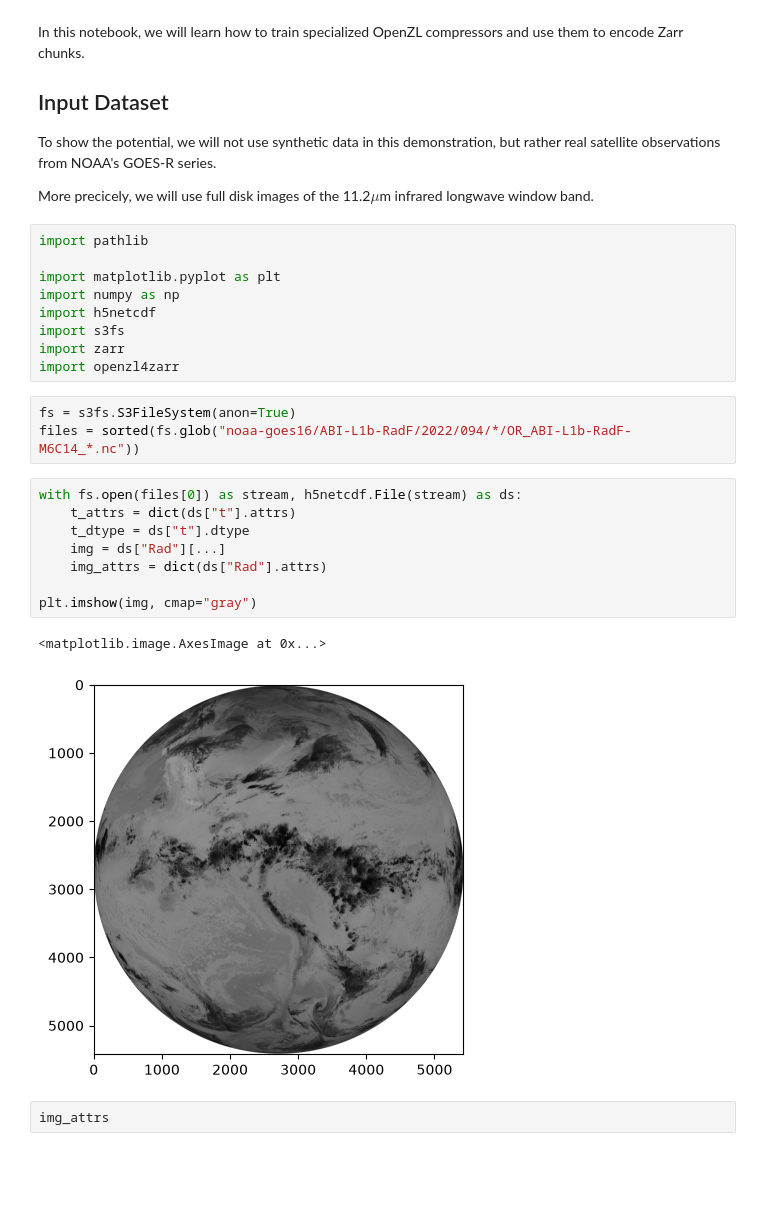
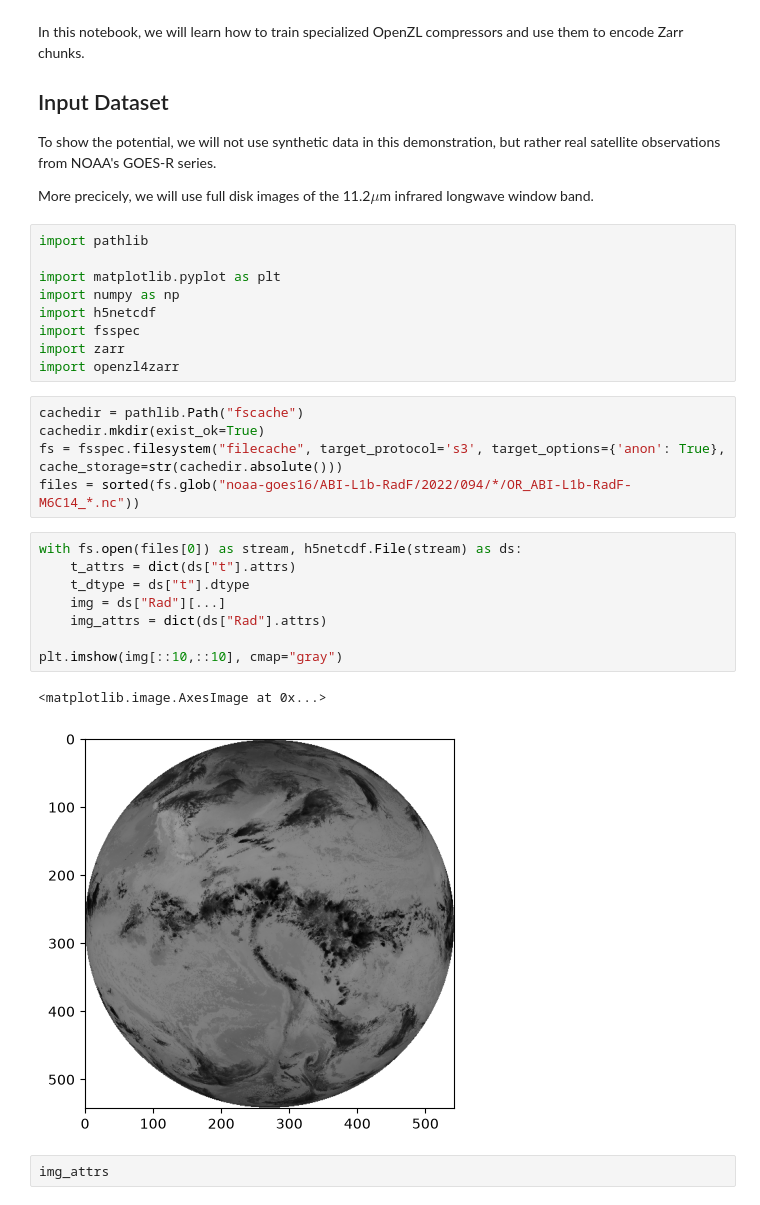
Before and after one commit to carloshorn/openzl4zarr, a Jupyter notebook: example/example.ipynb, the cells around one changed output. Saved outputs shown, nothing was run; the diff lists cells and outputs as text; blank space fills up the shorter version.

```diff
--- a/example/example.ipynb
+++ b/example/example.ipynb
@@ -14,23 +14,25 @@ import pathlib
 import matplotlib.pyplot as plt
 import numpy as np
 import h5netcdf
-import s3fs
+import fsspec
 import zarr
 import openzl4zarr
 # %%
-fs = s3fs.S3FileSystem(anon=True)
+cachedir = pathlib.Path("fscache")
+cachedir.mkdir(exist_ok=True)
+fs = fsspec.filesystem("filecache", target_protocol='s3', target_options={'anon': True}, cache_storage=str(cachedir.absolute()))
 files = sorted(fs.glob("noaa-goes16/ABI-L1b-RadF/2022/094/*/OR_ABI-L1b-RadF-M6C14_*.nc"))
 # %%
 with fs.open(files[0]) as stream, h5netcdf.File(stream) as ds:
     t_attrs = dict(ds["t"].attrs)
     t_dtype = ds["t"].dtype
     img = ds["Rad"][...]
     img_attrs = dict(ds["Rad"].attrs)
 
-plt.imshow(img, cmap="gray")
+plt.imshow(img[::10,::10], cmap="gray")
 # %% [output]
 <matplotlib.image.AxesImage at 0x...>
-[figure, old version]
+[figure, new version]
 # %%
 img_attrs
 # %% [output]
```
Also changed, not shown: parts of 21 cells of this notebook, 8 other files.
